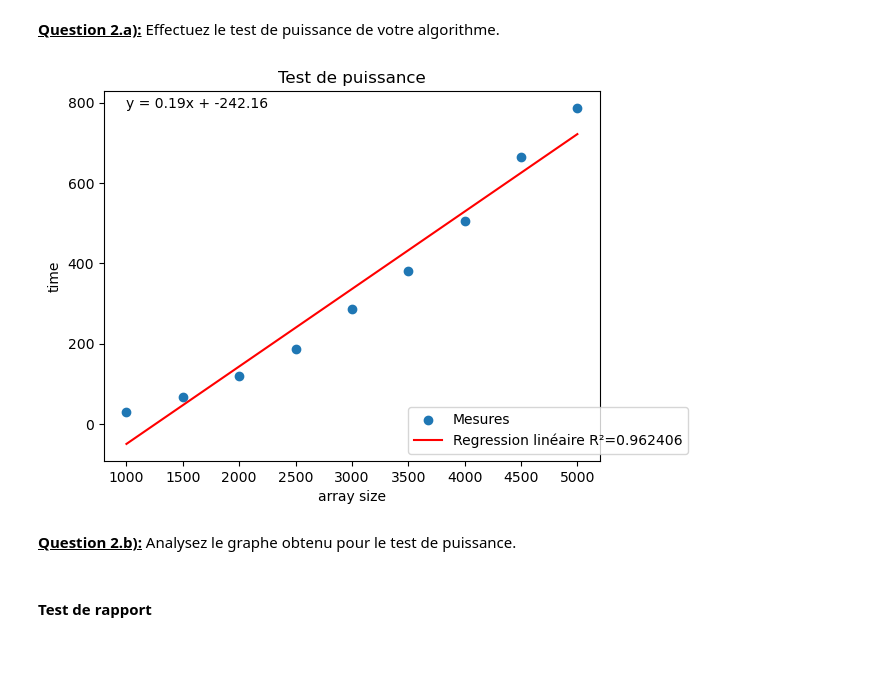
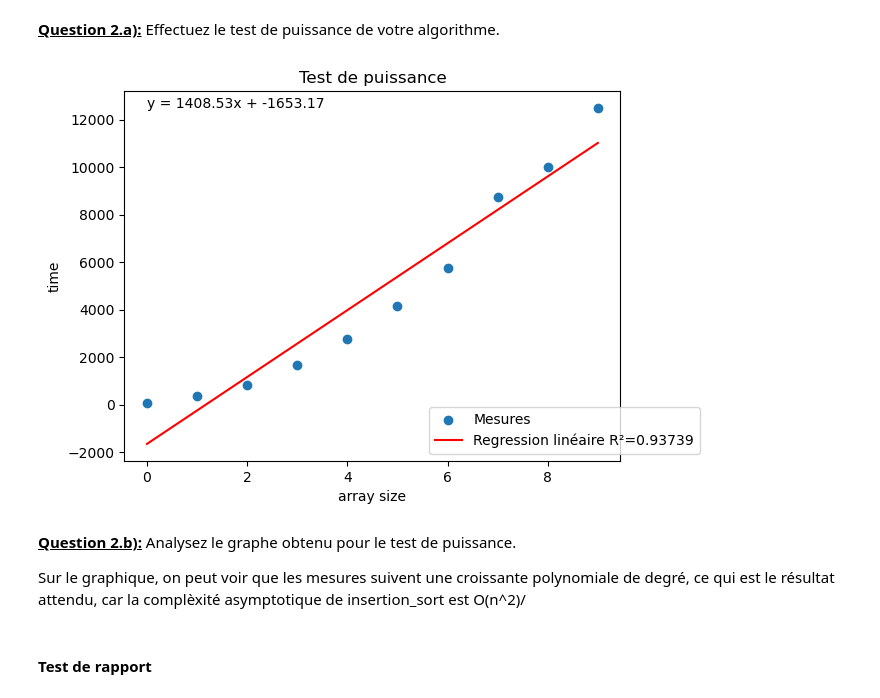
Before and after one commit to YaNaRion/INF8775, a Jupyter notebook: tp1.ipynb, the cells around one changed output. Drawn from its saved outputs; the diff is of its cells as text; code cells hidden in the pictures; blank space fills up the shorter version.

```diff
--- a/tp1.ipynb
+++ b/tp1.ipynb
@@ -386,7 +386,7 @@ Ces données peuvent ensuite être passées aux fonctions `test_de_...` en les m
 <u>**Question 1.c):**</u> Faites afficher vos mesures dans un tableau avec la fonction `display_data_as_table`.
 # %%
 # TODO take measurements
-measures_insertion_sort = measure_range(insertion_sort, make_problems([1000,1500,2000, 2500, 3000, 3500, 4000, 4500, 5000],[4000]))
+measures_insertion_sort = measure_range(insertion_sort, make_problems([1000, 3000, 5000, 7000, 9000, 11000, 13000, 15000, 17000, 19000],[400000]))
 # %%
 # TODO Display data as tables
 display_data_as_table(measures_insertion_sort)
@@ -410,14 +411,16 @@ Taille       Nombre maximal Temps moyen (ms)
 # %%
 # TODO Test de puissance
 mesure_insertion_sort_dict: dict[int: int] = {}
-for i in measures_insertion_sort:
-    mesure_insertion_sort_dict[i.size] = i.mean
+for i in range(len(measures_insertion_sort)):
+    mesure_insertion_sort_dict[i] = measures_insertion_sort[i].mean
 
 test_de_puissance(mesure_insertion_sort_dict, "array size", "time")
 # %% [output]
-[figure, old version]
+[figure, new version]
 # %% [markdown]
 <u>**Question 2.b):**</u> Analysez le graphe obtenu pour le test de puissance.
+
+Sur le graphique, on peut voir que les mesures suivent une croissante polynomiale de degré, ce qui est le résultat attendu, car la complèxité asymptotique de insertion_sort est O(n^2)/
 # %% [markdown]
 #### Test de rapport
 # %% [markdown]
```
Also changed, not shown: parts of 14 cells of this notebook.
